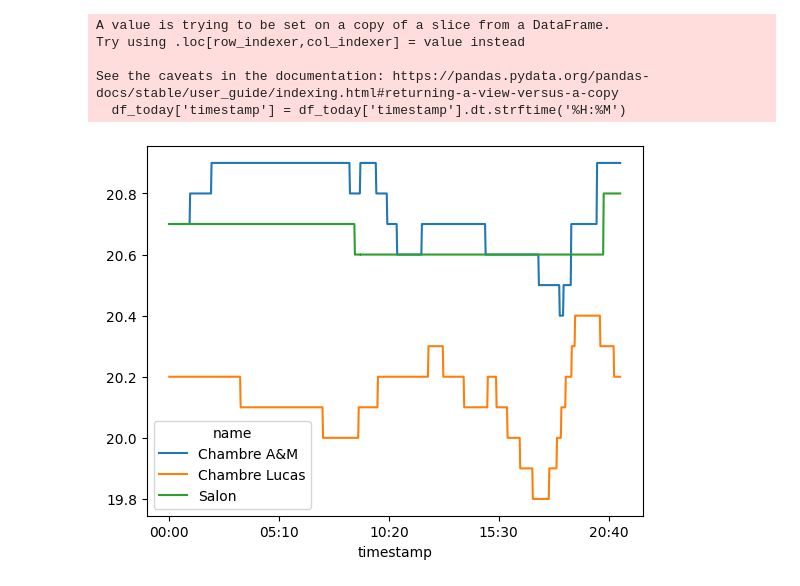
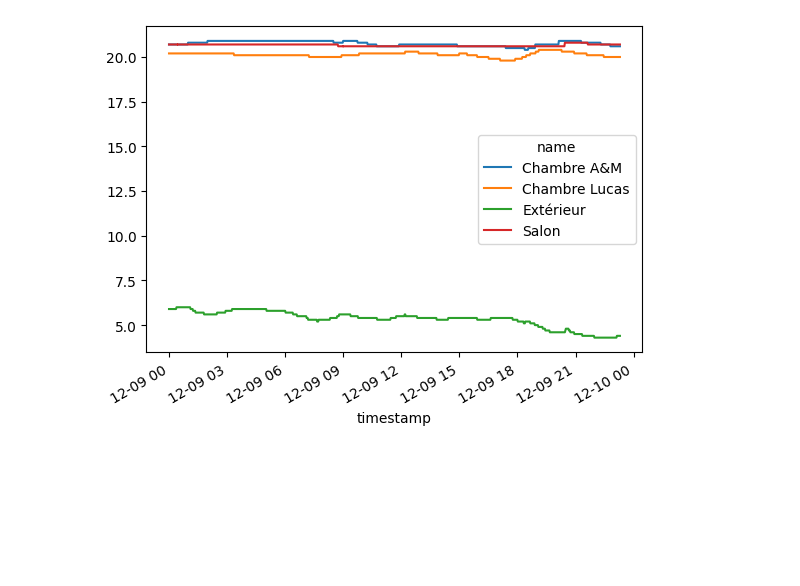
Before and after one commit to MathieuGood/temperature_stats, a Jupyter notebook: temp_stats_notebook.ipynb, the cells around one changed output. Saved outputs shown, nothing was run; the diff lists cells and outputs as text; code cells hidden in the pictures; blank space fills up the shorter version.

Commit message:
Added filtering of data of last minutes, hours and days. Still have to convert timestamp to appropriate timezone.

```diff
--- a/temp_stats_notebook.ipynb
+++ b/temp_stats_notebook.ipynb
@@ -6,22 +6,22 @@ import matplotlib.pyplot as plt
 
 df = app.df
 df = df[df["name"].isin(["Chambre A&M", "Chambre Lucas", "Extérieur", "Salon"])]
-df = df[df["name"].isin(["Chambre A&M", "Chambre Lucas", "Salon"])]
+
+# Convert timestamp to datetime and Paris timezone
+df["timestamp"] = pd.to_datetime(df["timestamp"], unit="s")
+df["timestamp"] = df["timestamp"].dt.tz_localize("UTC").dt.tz_convert("Europe/Paris")
+
+# df = df[df["name"].isin(["Chambre A&M", "Chambre Lucas", "Salon"])]
+
+now = pd.Timestamp.now()
+now_minus_minutes = now - pd.Timedelta(minutes=10)
+now_minus_hours = now - pd.Timedelta(hours=1)
+now_minus_days = now - pd.Timedelta(days=7)
 # %%
 # Filter 'timestamp' between 2024-12-09 00:00:00 and 2024-12-09 23:59:59
 df_today = df[(df['timestamp'] >= '2024-12-09 00:00:00') & (df['timestamp'] <= '2024-12-09 23:59:59')]
 
-# Draw a graph with 'timestamp' as x values and 'temperature' as y values.
-# Format timestamp to hour format like '12:00'
-df_today['timestamp'] = df_today['timestamp'].dt.strftime('%H:%M')
-# Display more graduations on the x-axis
-
 ax = df_today.pivot(index='timestamp', columns='name', values='temperature').plot()
 # %% [output]
-A value is trying to be set on a copy of a slice from a DataFrame.
-Try using .loc[row_indexer,col_indexer] = value instead
-
-See the caveats in the documentation: https://pandas.pydata.org/pandas-docs/stable/user_guide/indexing.html#returning-a-view-versus-a-copy
-  df_today['timestamp'] = df_today['timestamp'].dt.strftime('%H:%M')
-[figure, old version]
+[figure, new version]
 # %%
```
Also changed, not shown: parts of 7 cells of this notebook.
